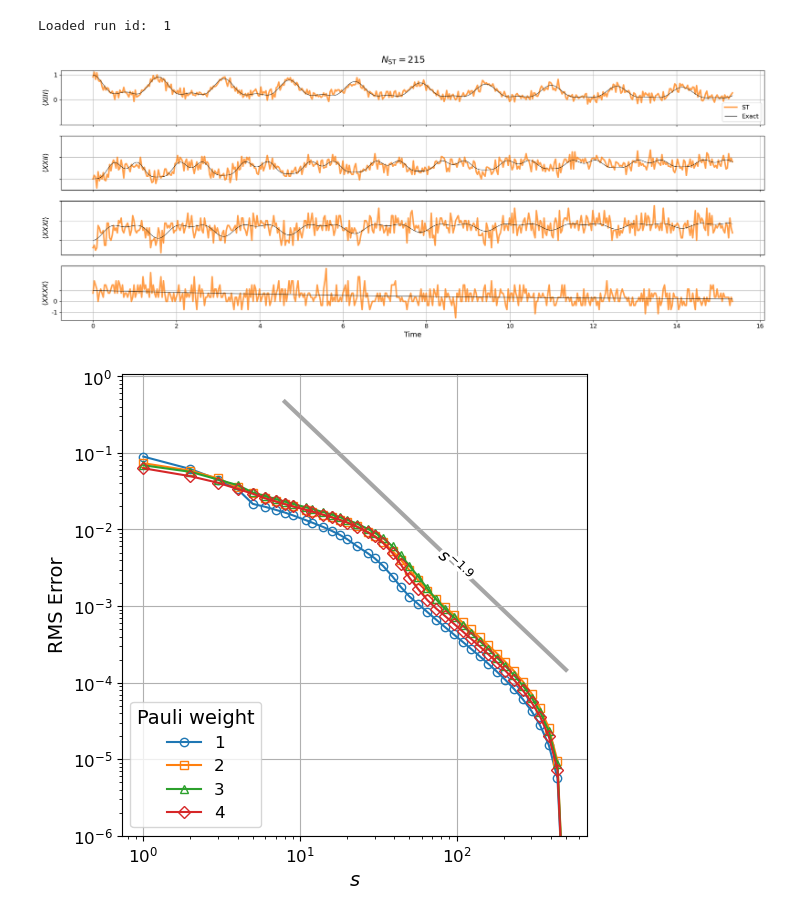
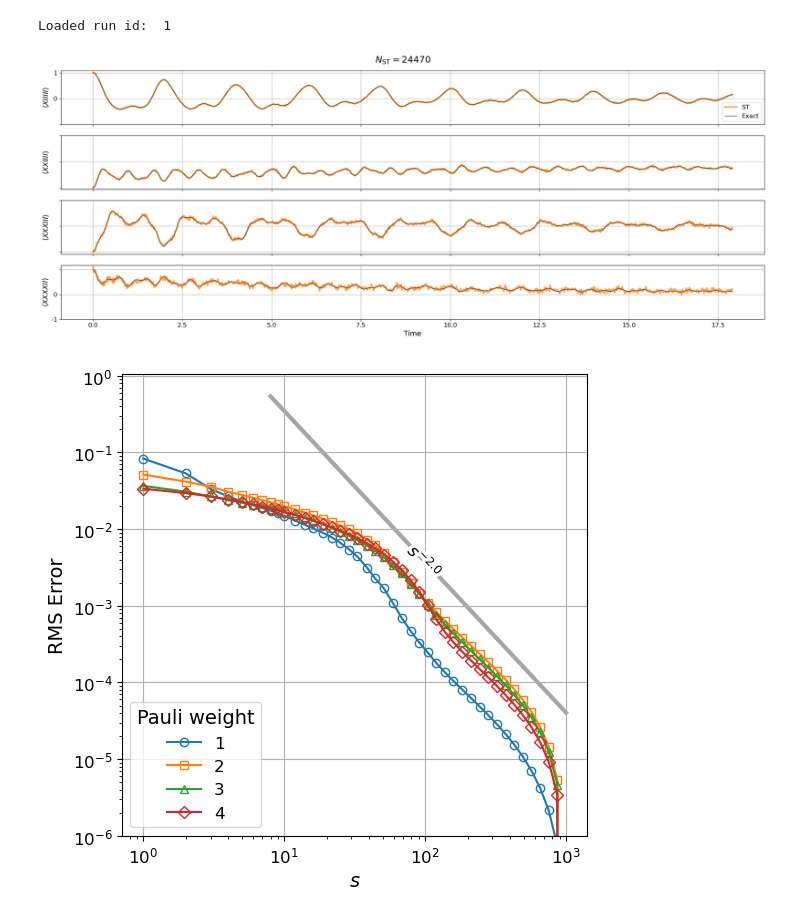
Before and after one commit to USCqserver/CSST, a Jupyter notebook: DATA_ANALYSIS.ipynb, the cells around one changed output. Saved outputs shown, nothing was run; the diff lists cells and outputs as text; code cells hidden in the pictures.

```diff
--- a/DATA_ANALYSIS.ipynb
+++ b/DATA_ANALYSIS.ipynb
@@ -90,10 +90,10 @@ def find_run_id(run_dir: Path, target_params):
 # %%
 #specify info
 NX = 2
-NY = 2
+NY = 3
 HAM = 'heis'
-ISTATE = '+-+-'
-EPS = 0
+ISTATE = '+-+-+-'
+EPS = 0.2
 
 if EPS:
     LABEL = f"{NX}x{NY}_{HAM}_{ISTATE}_eps={EPS:.1e}"
@@ -201,22 +201,22 @@ def plot_observables(times, Ostrings, exacts, ests, cs_ests=None):
     fig.subplots_adjust(hspace=0)
     return fig
 # %%
-# ostrings_to_plot = ['XIIIII', 'XXIIII', 'XXXIII', 'XXXXII']
+ostrings_to_plot = ['XIIIII', 'XXIIII', 'XXXIII', 'XXXXII']
 # ostrings_to_plot = ['YIIIII', 'YYIIII', 'YYYIII', 'YYYYII']
 # ostrings_to_plot = ['ZIIIII', 'ZZIIII', 'ZZZIII', 'ZZZZII']
 
-ostrings_to_plot = ['XIII', 'XXII', 'XXXI', 'XXXX']
+# ostrings_to_plot = ['XIII', 'XXII', 'XXXI', 'XXXX']
 # ostrings_to_plot = ['YIII', 'YYII', 'YYYI', 'YYYY']
 # ostrings_to_plot = ['ZIII', 'ZZII', 'ZZZI', 'ZZZZ']
 
 oinds = np.array([ostrings.index(s) for s in ostrings_to_plot], dtype=int)
 sind = -4
 fig = plot_observables(times, ostrings_to_plot, exacts[:,oinds], ests[:,oinds,sind])
 fig.suptitle(fr"$N_{{\text{{ST}}}}={shadow_subs[sind]}$")
 # plt.savefig(f'./plots/{LABEL}/examples.png', dpi=300, bbox_inches='tight')
 plt.tight_layout()
 # %% [output]
-[figure, old version]
+[figure, new version]
 # %%
 def compressibility(exacts, filedir=None, filename=None):
     reps = np.zeros((N,len(ostrings)),dtype=complex)
@@ -277,7 +277,7 @@ def compressibility(exacts, filedir=None, filename=None):
 fig = compressibility(exacts, filedir=PLOT_DIR)
 plt.show()
 # %% [output]
-[figure, old version]
+[figure, new version]
 # %%
 def LB(epsilon, delta, w):
     sigma = 3**w
```
Also changed, not shown: parts of 18 cells of this notebook, 2 other files.
